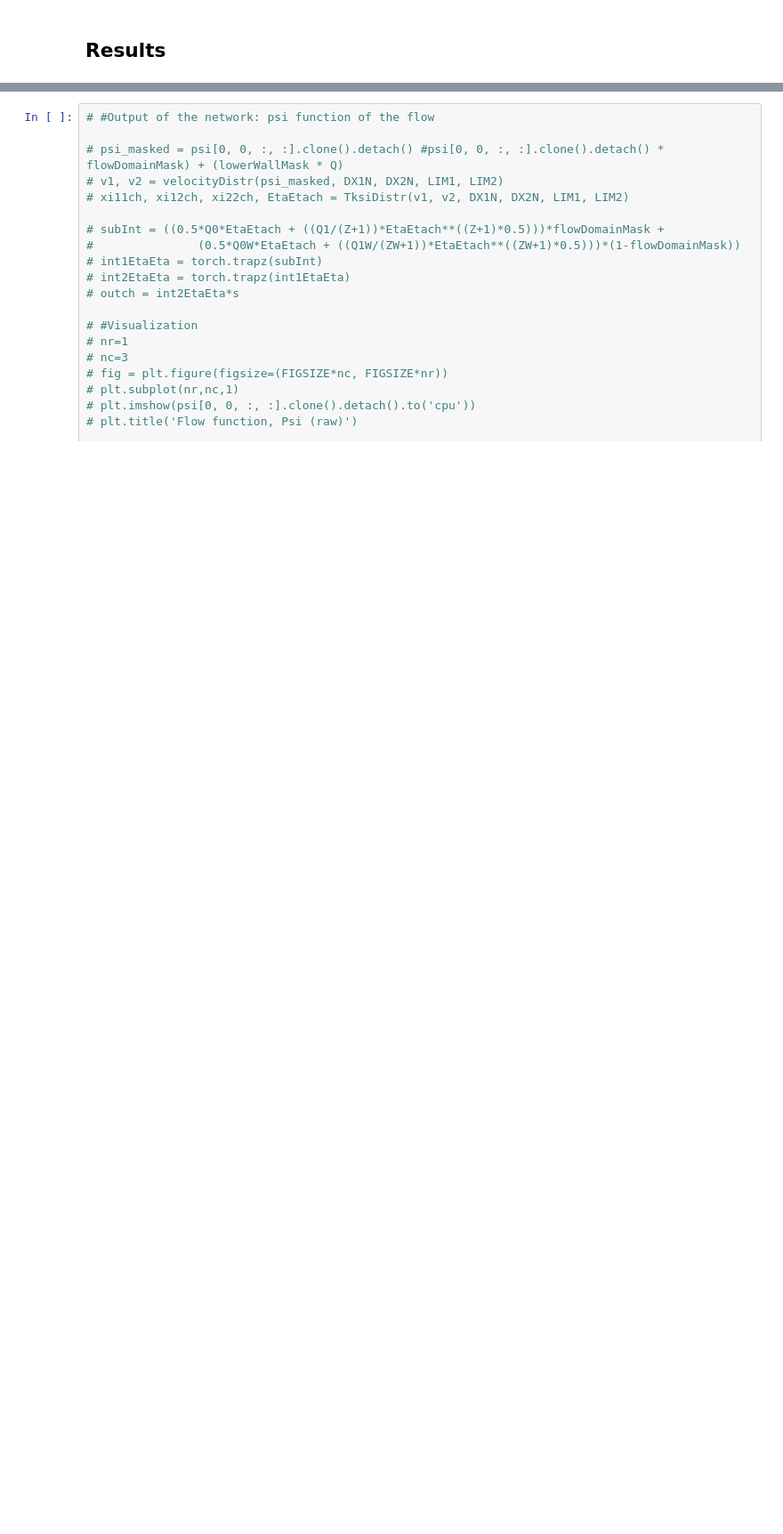
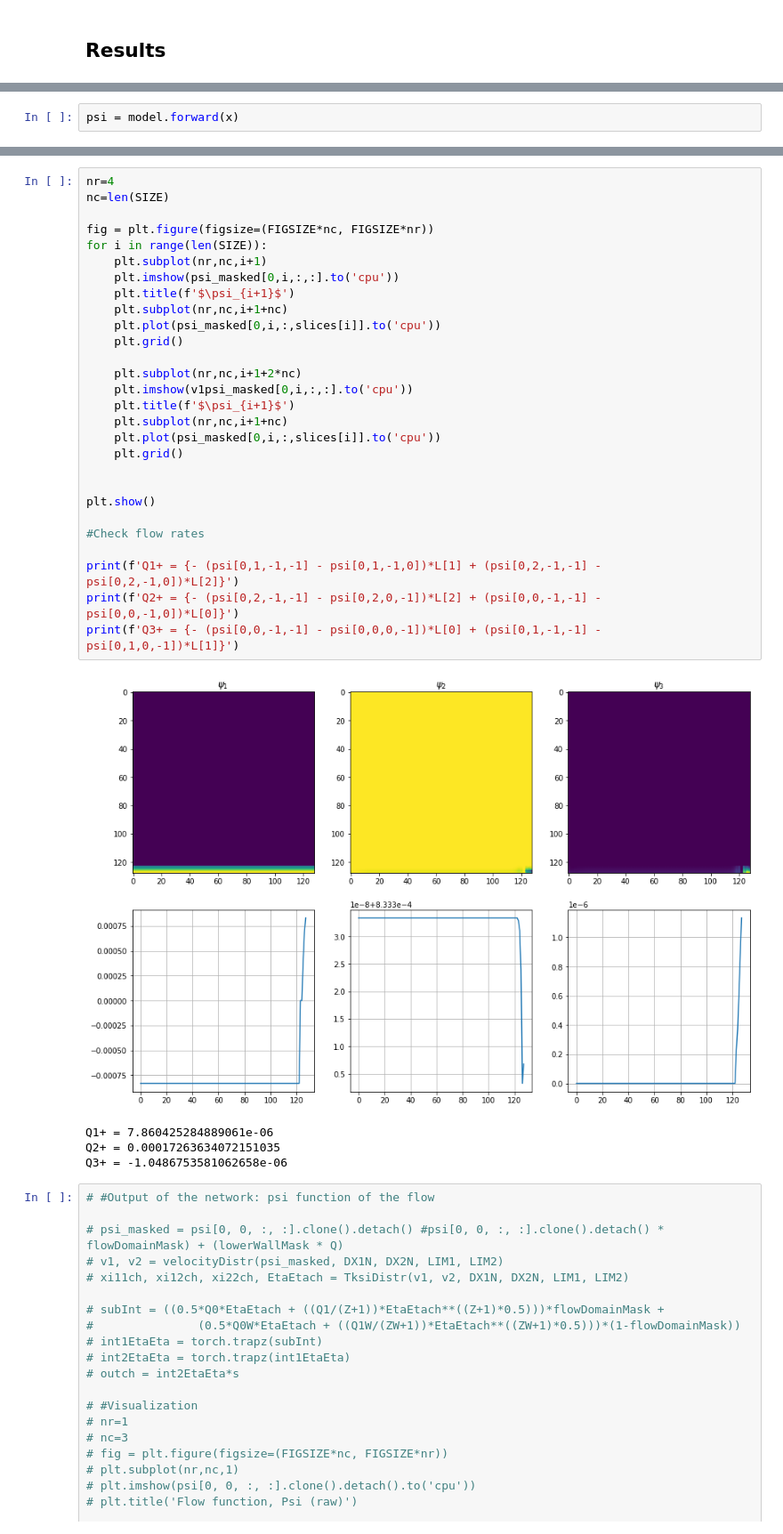
Before and after one commit to litvinenkonikita/Physics_based_ML, a Jupyter notebook: Baseline_3D_pipe.ipynb, the cells around one changed output, grey strips where cells are left out. Shown at 89% size. Cells and saved outputs as stored; diff of their text form; blank space fills up the shorter version.

```diff
--- a/Baseline_3D_pipe.ipynb
+++ b/Baseline_3D_pipe.ipynb
@@ -1168,0 +1138,2 @@ RuntimeError: one of the variables needed for gradient computation has been modi
+# %%
+psi = model.forward(x)
@@ -1169,3 +1174,36 @@ RuntimeError: one of the variables needed for gradient computation has been modi
+# %%
+nr=4
+nc=len(SIZE)
+
+fig = plt.figure(figsize=(FIGSIZE*nc, FIGSIZE*nr))
+for i in range(len(SIZE)):
+    plt.subplot(nr,nc,i+1)
+    plt.imshow(psi_masked[0,i,:,:].to('cpu'))
+    plt.title(f'$\psi_{i+1}$')
+    plt.subplot(nr,nc,i+1+nc)
+    plt.plot(psi_masked[0,i,:,slices[i]].to('cpu'))
+    plt.grid()
+
+    plt.subplot(nr,nc,i+1+2*nc)
+    plt.imshow(v1psi_masked[0,i,:,:].to('cpu'))
+    plt.title(f'$\psi_{i+1}$')
+    plt.subplot(nr,nc,i+1+nc)
+    plt.plot(psi_masked[0,i,:,slices[i]].to('cpu'))
+    plt.grid()
+
+
+plt.show()
+
+#Check flow rates
+
+print(f'Q1+ = {- (psi[0,1,-1,-1] - psi[0,1,-1,0])*L[1] + (psi[0,2,-1,-1] - psi[0,2,-1,0])*L[2]}')
+print(f'Q2+ = {- (psi[0,2,-1,-1] - psi[0,2,0,-1])*L[2] + (psi[0,0,-1,-1] - psi[0,0,-1,0])*L[0]}')
+print(f'Q3+ = {- (psi[0,0,-1,-1] - psi[0,0,0,-1])*L[0] + (psi[0,1,-1,-1] - psi[0,1,0,-1])*L[1]}')
+# %% [output]
+[figure, added]
+Q1+ = 7.860425284889061e-06
+Q2+ = 0.00017263634072151035
+Q3+ = -1.0486753581062658e-06
 # %%
 # #Output of the network: psi function of the flow
 
```
Also changed, not shown: parts of 22 cells of this notebook.
